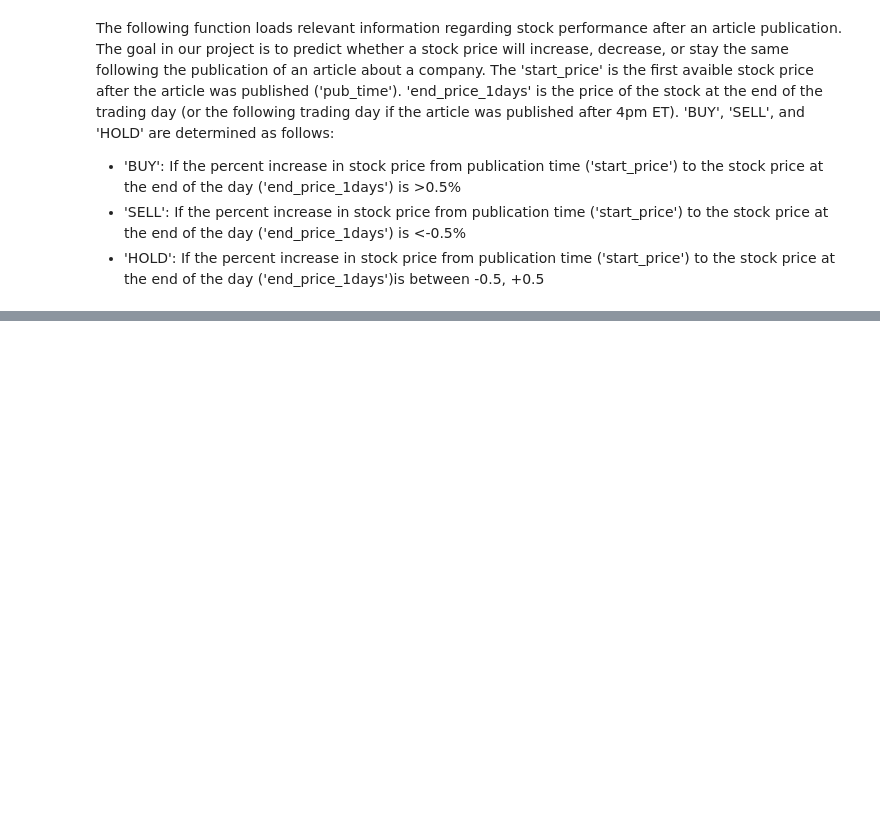
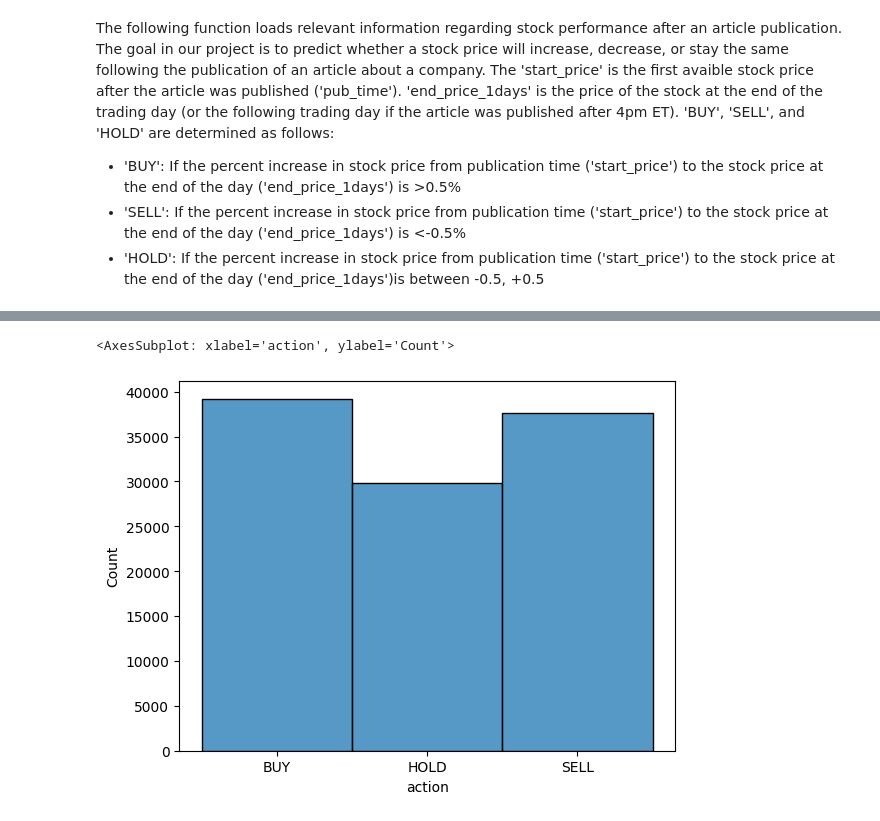
Before and after one commit to philipbasaric/cmpe351, a Jupyter notebook: EDA.ipynb, the cells around one changed output, grey strips where cells are left out. Saved outputs shown, nothing was run; the diff lists cells and outputs as text; code cells hidden in the pictures; blank space fills up the shorter version.

```diff
--- a/EDA.ipynb
+++ b/EDA.ipynb
@@ -82,0 +113,5 @@ df
+# %%
+sns.histplot(x='action', data=df)
+# %% [output]
+<AxesSubplot: xlabel='action', ylabel='Count'>
+[figure, added]
```
Also changed, not shown: parts of 8 cells of this notebook.
